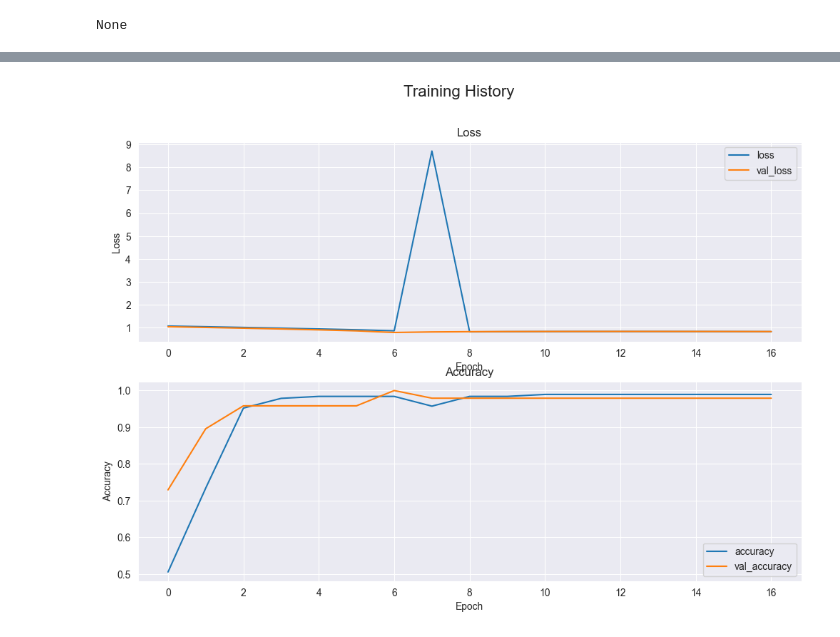
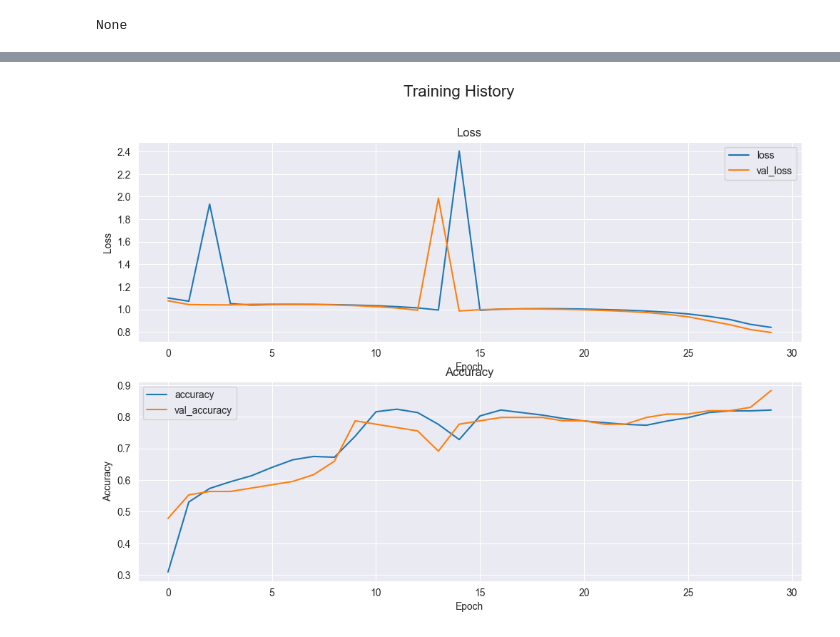
Before and after one commit to lalul335/Boxschlag-Klassifikation, a Jupyter notebook: neuronalesnetz_rnn.ipynb, the cells around one changed output, grey strips where cells are left out. Drawn from its saved outputs; the diff is of its cells as text; code cells hidden in the pictures.

Commit message:
test an verschiedenen Daten, Model ist ok

```diff
--- a/neuronalesnetz_rnn.ipynb
+++ b/neuronalesnetz_rnn.ipynb
@@ -48,7 +48,7 @@ periodLengthMS = 1000
 sampleRateUS = 10000
 
 
-with open('lalulstolledaten.json', 'r') as f:
+with open('alexunmax.json', 'r') as f:
     dsds = json.load(f)
 
 
@@ -222,8 +222,9 @@ from tensorflow.keras import layers
 # Definiere das Modell
 model1 = Sequential()
 model1.add(InputLayer(shape=sk_X_train[1].shape))
-model1.add(LSTM(units=128, return_sequences=False, activation = "relu"))
-#model1.add(LSTM(64, return_sequences=True, activation = "relu"))
+model1.add(LSTM(units=128, return_sequences=True, activation = "relu"))
+model1.add(LSTM(units=56, return_sequences=False, activation = "relu"))
+#model1.add(LSTM(units=32, return_sequences=False, activation = "relu"))
 #model1.add(LSTM(units=32, return_sequences=False, activation = "relu"))
 model1.add(Dense(3, activation="softmax"))  #Output und Input müssen am Ende die selbe shape haben -> mittlere Spalte der Tabelle
 
@@ -303,36 +258,32 @@ from tensorflow.keras import layers
 from tensorflow.keras.callbacks import EarlyStopping
 from tensorflow.keras.layers import Embedding,LSTM
 
-
-
-
-
 # Set parameters for data splitting and training
 TEST_SIZE = 0.2
-BATCH_SIZE = 512
+BATCH_SIZE = 300
 EPOCHS = 30
-
 
 # Encode the labels using One-Hot-Encoding
 y_train_encoded = tf.one_hot(indices=sk_y_train, depth=3)
 
-checkpoint_filepath = 'bestpractice.weights.h5'
+"""
+checkpoint_filepath = 'probbestmodel.keras'
 model_checkpoint_callback = keras.callbacks.ModelCheckpoint(
             filepath=checkpoint_filepath,
-            save_weights_only=True,
+            save_weights_only=False,
             monitor='val_accuracy',
             mode='max',
             save_best_only=True,
             verbose = 1
 )
+"""
 
 
 early_stopping = EarlyStopping(monitor='val_loss', patience=10, restore_best_weights=True)
 
 
-
 # Train model using validation split
-history = model1.fit(x=sk_X_train, y=y_train_encoded, validation_split=TEST_SIZE, epochs=EPOCHS, batch_size=BATCH_SIZE, callbacks=[early_stopping, model_checkpoint_callback])
+history = model1.fit(x=sk_X_train, y=y_train_encoded, validation_split=TEST_SIZE, epochs=EPOCHS, batch_size=BATCH_SIZE, callbacks=[model_checkpoint_callback])#, early_stopping])
 
 
 # Plot the training histroy
@@ -367,4 +318,4 @@ Epoch 17: val_accuracy did not improve from 1.00000
-[figure, old version]
+[figure, new version]
 # %%
 y_pred = model1.predict(sk_X_test)
 y_pred_labels = np.argmax(y_pred, axis=1)
```
Also changed, not shown: parts of 14 cells of this notebook, 4 other files.
